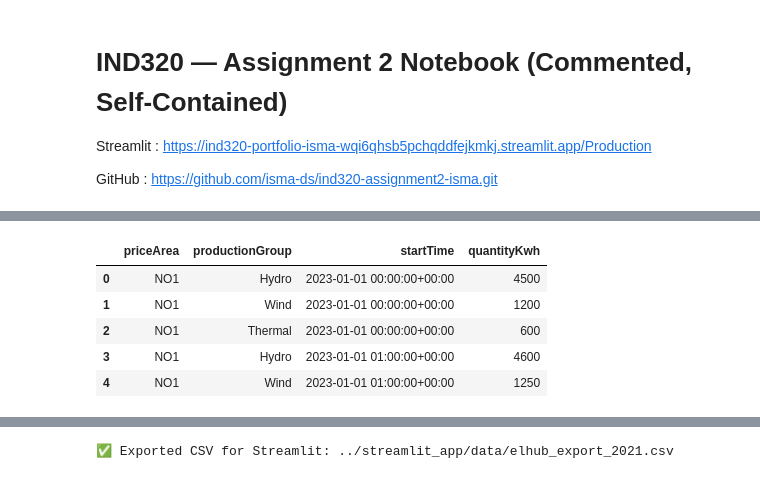
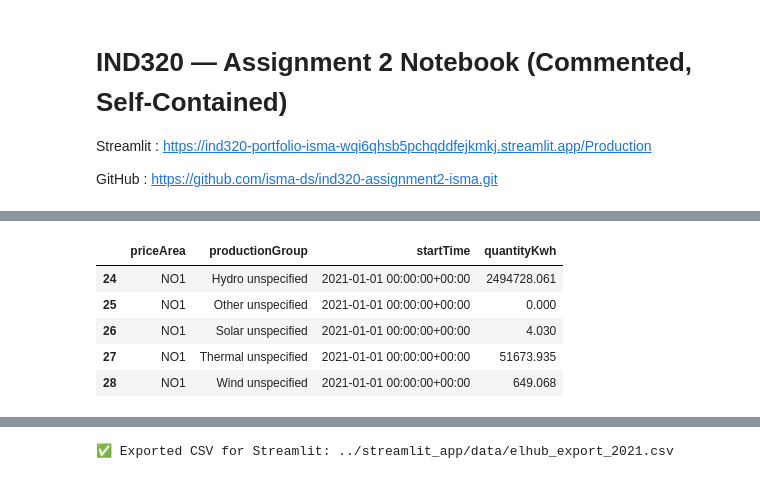
Before and after one commit to isma-ds/ind320-assignment2-isma, a Jupyter notebook: notebooks/IND320_part2.ipynb, the cells around one changed output, grey strips where cells are left out. Cells and saved outputs as stored; diff of their text form; code cells hidden in the pictures.

```diff
--- a/notebooks/IND320_part2.ipynb
+++ b/notebooks/IND320_part2.ipynb
@@ -53,22 +51,61 @@ os.environ["MONGO_URI"] = "mongodb+srv://isma_user:IsmaMinhas0@cluster0.e3wct64.
 # %%
-# --- 2) Load real Elhub CSV dataset ---
+# ==========================================
+# Download Elhub dataset directly from API
+# ==========================================
 
 import pandas as pd
 from pathlib import Path
 
-# Correct path relative to this notebook (inside /notebooks folder)
-csv_path = Path("../data/production_per_group_mba_hour.csv")
+# ✔ Correct Elhub dataset URL you verified
+DATA_URL = "https://data.elhub.no/download/production_per_group_mba_hour/production_per_group_mba_hour-all-en-0000-00-00.csv"
 
-if not csv_path.exists():
-    raise FileNotFoundError(f"❌ CSV not found at: {csv_path}")
+# Save to local csv so you don't re-download every time
+local_path = Path("../streamlit_app/data/elhub_export_2021.csv")
 
-df_2021 = pd.read_csv(csv_path)
+print("📄 Checking if dataset exists at:", local_path)
+print("   Exists? ->", local_path.exists())
 
-# Convert timestamps to datetime
-df_2021["startTime"] = pd.to_datetime(df_2021["startTime"], errors="coerce", utc=True)
+# ---- STEP 1: Download if not found ----
+if not local_path.exists():
+    print("⬇️ Downloading dataset from Elhub API...")
+    raw = pd.read_csv(DATA_URL, sep=",")
+    local_path.parent.mkdir(parents=True, exist_ok=True)
+    raw.to_csv(local_path, index=False)
+    print("✅ Download complete & saved to:", local_path)
+else:
+    print("✔ Using cached local file.")
+    raw = pd.read_csv(local_path)
 
-print("✅ CSV loaded successfully!")
-print("Path:", csv_path)
-print("Rows:", len(df_2021))
+print("Raw file loaded!")
+print("Columns found:", raw.columns.tolist()[:10])
+print("Total rows:", len(raw))
+
+
+# ---- STEP 2: Standardize column names ----
+# ---- STEP 2: Standardize column names from ELHUB format ----
+# Original columns: ['START_TIME', 'END_TIME', 'PRICE_AREA', 'PRODUCTION_GROUP', 'VOLUME_KWH']
+rename_map = {
+    "START_TIME": "startTime",
+    "END_TIME": "endTime",
+    "PRICE_AREA": "priceArea",
+    "PRODUCTION_GROUP": "productionGroup",
+    "VOLUME_KWH": "quantityKwh",
+}
+
+raw = raw.rename(columns=rename_map)
+
+print("Renamed columns:", raw.columns.tolist())
+
+# ---- STEP 3: Convert timestamps & filter 2021 ----
+raw["startTime"] = pd.to_datetime(raw["startTime"], utc=True, errors="coerce")
+
+df_2021 = raw.loc[
+    raw["startTime"].dt.year == 2021,
+    ["priceArea", "productionGroup", "startTime", "quantityKwh"]
+].copy()
+
+df_2021["quantityKwh"] = pd.to_numeric(df_2021["quantityKwh"], errors="coerce").fillna(0)
+
+print("✅ Filtered 2021 rows:", len(df_2021))
 df_2021.head()
 # %% [output]
@@ -78,7 +121,7 @@ Rows: 12
 |  | priceArea | productionGroup | startTime | quantityKwh |
-| 0 | NO1 | Hydro | 2023-01-01 00:00:00+00:00 | 4500 |
-| 1 | NO1 | Wind | 2023-01-01 00:00:00+00:00 | 1200 |
-| 2 | NO1 | Thermal | 2023-01-01 00:00:00+00:00 | 600 |
-| 3 | NO1 | Hydro | 2023-01-01 01:00:00+00:00 | 4600 |
-| 4 | NO1 | Wind | 2023-01-01 01:00:00+00:00 | 1250 |
+| 24 | NO1 | Hydro unspecified | 2021-01-01 00:00:00+00:00 | 2494728.061 |
+| 25 | NO1 | Other unspecified | 2021-01-01 00:00:00+00:00 | 0.000 |
+| 26 | NO1 | Solar unspecified | 2021-01-01 00:00:00+00:00 | 4.030 |
+| 27 | NO1 | Thermal unspecified | 2021-01-01 00:00:00+00:00 | 51673.935 |
+| 28 | NO1 | Wind unspecified | 2021-01-01 00:00:00+00:00 | 649.068 |
 # %%
```
Also changed, not shown: parts of 15 cells of this notebook, 12 other files.
